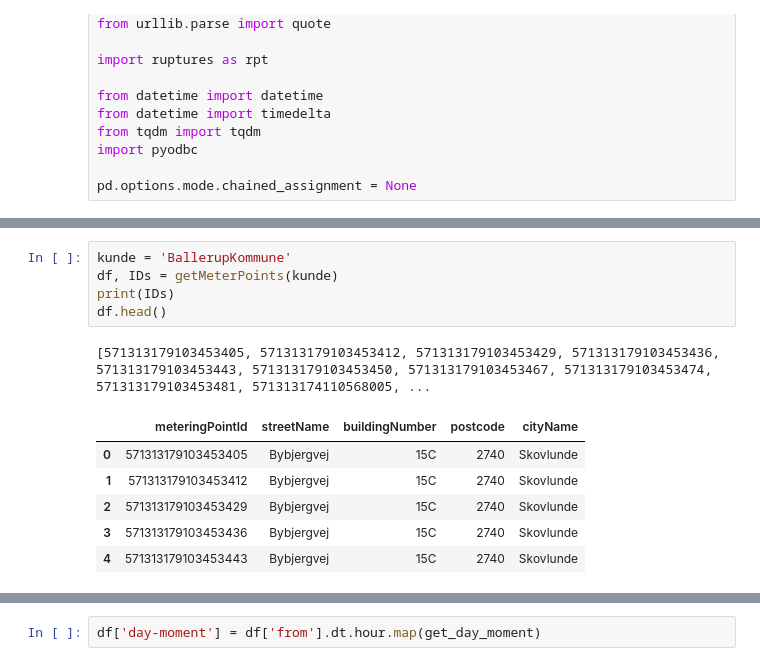
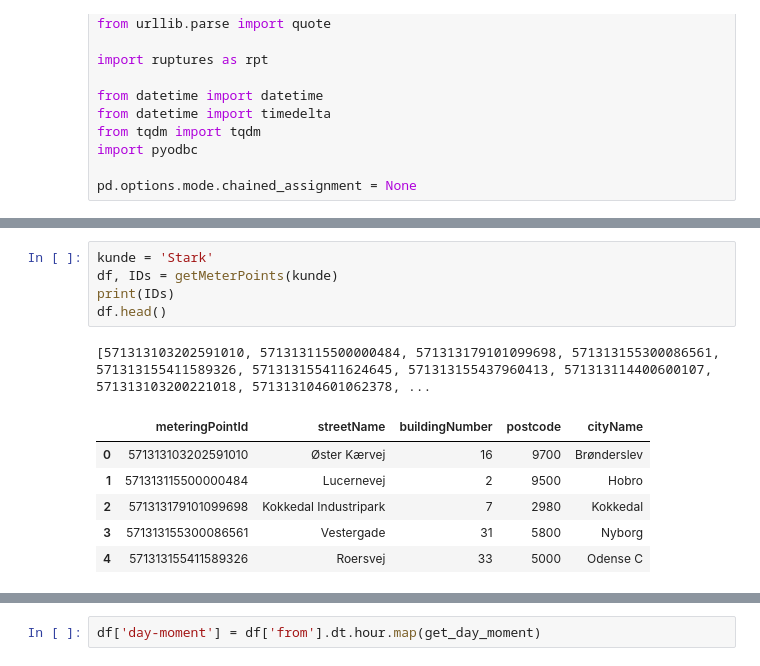
Before and after one commit to Mikkel-schmidt/elfor, a Jupyter notebook: Code/Hent_data.ipynb, the cells around one changed output, grey strips where cells are left out. Cells and saved outputs as stored; diff of their text form.

```diff
--- a/Code/Hent_data.ipynb
+++ b/Code/Hent_data.ipynb
@@ -495,16 +582,16 @@ def besp():
 # %%
-kunde = 'BallerupKommune'
+kunde = 'Stark'
 df, IDs = getMeterPoints(kunde)
 print(IDs)
 df.head()
 # %% [output]
-[571313179103453405, 571313179103453412, 571313179103453429, 571313179103453436, 571313179103453443, 571313179103453450, 571313179103453467, 571313179103453474, 571313179103453481, 571313174110568005, ...
+[571313103202591010, 571313115500000484, 571313179101099698, 571313155300086561, 571313155411589326, 571313155411624645, 571313155437960413, 571313114400600107, 571313103200221018, 571313104601062378, ...
 |  | meteringPointId | streetName | buildingNumber | postcode | cityName |
-| 0 | 571313179103453405 | Bybjergvej | 15C | 2740 | Skovlunde |
-| 1 | 571313179103453412 | Bybjergvej | 15C | 2740 | Skovlunde |
-| 2 | 571313179103453429 | Bybjergvej | 15C | 2740 | Skovlunde |
-| 3 | 571313179103453436 | Bybjergvej | 15C | 2740 | Skovlunde |
-| 4 | 571313179103453443 | Bybjergvej | 15C | 2740 | Skovlunde |
+| 0 | 571313103202591010 | Øster Kærvej | 16 | 9700 | Brønderslev |
+| 1 | 571313115500000484 | Lucernevej | 2 | 9500 | Hobro |
+| 2 | 571313179101099698 | Kokkedal Industripark | 7 | 2980 | Kokkedal |
+| 3 | 571313155300086561 | Vestergade | 31 | 5800 | Nyborg |
+| 4 | 571313155411589326 | Roersvej | 33 | 5000 | Odense C |
 # %%
 df = getMeterReadings(IDs)
 # %% [output]
```
Also changed, not shown: parts of 17 cells of this notebook, 3 other files.
